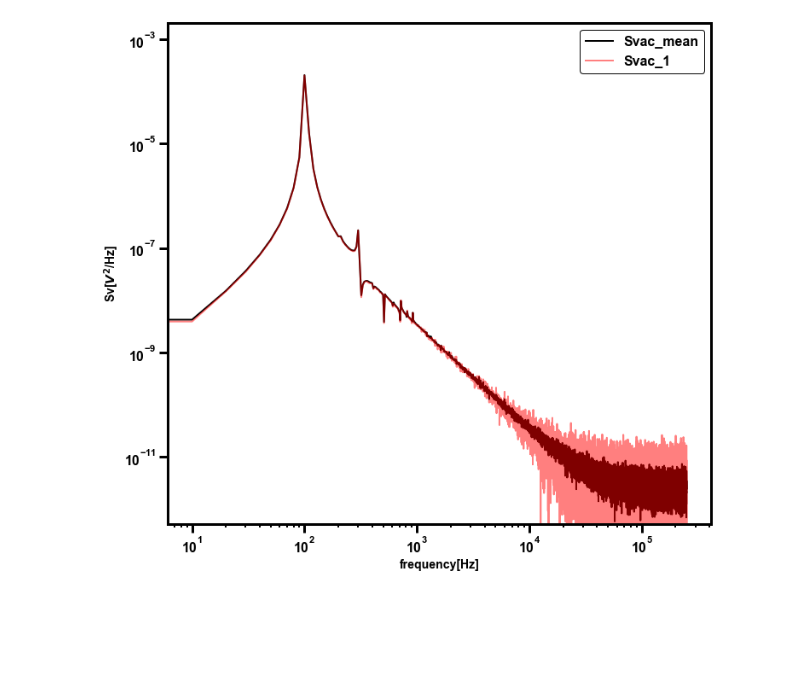
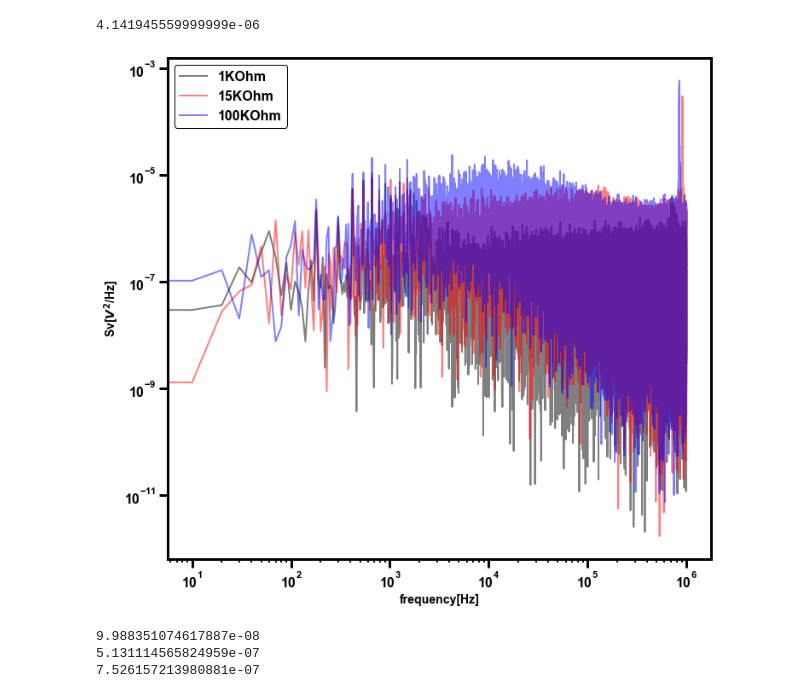
Before and after one commit to NikhilTilak/scripts, a Jupyter notebook: noise.ipynb, the cells around one changed output. Cells and saved outputs as stored; diff of their text form; code cells hidden in the pictures; blank space fills up the shorter version.

```diff
--- a/noise.ipynb
+++ b/noise.ipynb
@@ -145,9 +170,21 @@ Median noise between 1 KHz and 10 KHz is 1.5652458048931663e-12 V^2/Hz
 # %%
 
 
-fp="./data/data_1.csv"
-df=pd.read_csv(fp,header=None,sep=",")
-df.rename(columns={0:"time"}, inplace=True)
+# fp="./data/data_1.csv"
+# # fp = "./data/data_1KOhm_single.csv"
+# df=pd.read_csv(fp,header=None,sep=",")
+# df.rename(columns={0:"time"}, inplace=True)
+# df.head()
+
+fps = ["./data/scope_19_1.csv", "./data/scope_17_1.csv", "./data/scope_21_1.csv"]
+dfs = []
+for fp in fps:
+    df_tmp=pd.read_csv(fp,header=0,sep=",",skiprows=1, names=["time", "voltage"], index_col=0)
+    dfs.append(df_tmp)
+
+df = pd.concat(dfs, ignore_index=True, axis=1)
+df.columns = [1, 2, 3]
+df.reset_index(inplace=True)
 df.head()
 
 T = df["time"].max()-df["time"].min() # seconds
@@ -167,16 +204,20 @@ for i in range(1,df.shape[1]):
     Svac = Svac/fs
     Svac_list[:,i-1] = Svac
 
-Svac_mean = np.mean(Svac_list, axis=1)
+# Svac_mean = np.mean(Svac_list, axis=1)
 
 fk = fftfreq(N,dt)
 fk = fk[:fk.size//2]
 
 fig, ax = plt.subplots(figsize=(10,9), constrained_layout=True)
-ax.plot(fk, Svac_mean, alpha=1, label = "Svac_mean")
+ax.plot(fk, Svac_list[:,1], alpha=0.5, label = "1KOhm")
+ax.plot(fk, Svac_list[:,2], alpha=0.5, label = "15KOhm")
+ax.plot(fk, Svac_list[:,3], alpha=0.5, label = "100KOhm")
+
+# ax.plot(fk, Svac_mean, alpha=1, label = "Svac_mean")
 ax.set_xlabel("frequency[Hz]")
 ax.set_ylabel("Sv[$V^2$/Hz]")
-ax.set_ylim(Svac[10:].min()*0.9,Svac[10:].max()*10)
+# ax.set_ylim(Svac_[5:].min()*0.9,Svac_mean[5:].max()*10)
 ax.set_xscale('log')
 ax.set_yscale('log')
 ax.legend()
@@ -187,13 +229,27 @@ Sampling frequency is 500000.0 Hz
+# %%
+johnson_noise_psd(300, 100e3)*(50_000)**2
+# %% [output]
+4.141945559999999e-06
 # %%
 fig, ax = plt.subplots(figsize=(10,9), constrained_layout=True)
-ax.plot(fk, Svac_mean, alpha=1, label = "Svac_mean")
-ax.plot(fk, Svac_list[:,1], alpha=0.5, label = "Svac_1")
+ax.plot(fk, Svac_list[:,0], alpha=0.5, label = "1KOhm")
+ax.plot(fk, Svac_list[:,1], alpha=0.5, label = "15KOhm")
+ax.plot(fk, Svac_list[:,2], alpha=0.5, label = "100KOhm")
+
+# ax.plot(fk, Svac_mean, alpha=1, label = "Svac_mean")
 ax.set_xlabel("frequency[Hz]")
 ax.set_ylabel("Sv[$V^2$/Hz]")
-ax.set_ylim(Svac_mean[5:].min()*0.9,Svac_mean[5:].max()*10)
+# ax.set_ylim(Svac_[5:].min()*0.9,Svac_mean[5:].max()*10)
 ax.set_xscale('log')
 ax.set_yscale('log')
 ax.legend()
 plt.show()
 # %% [output]
-[figure, old version]
+[figure, new version]
+# %%
+for i in range(3):
+    print(np.median(Svac_list[:,i][np.where((fk>30_000) & (fk<100_000))]))
+# %% [output]
+9.988351074617887e-08
+5.131114565824959e-07
+7.526157213980881e-07
```
Also changed, not shown: parts of 4 cells of this notebook, 11 other files.
